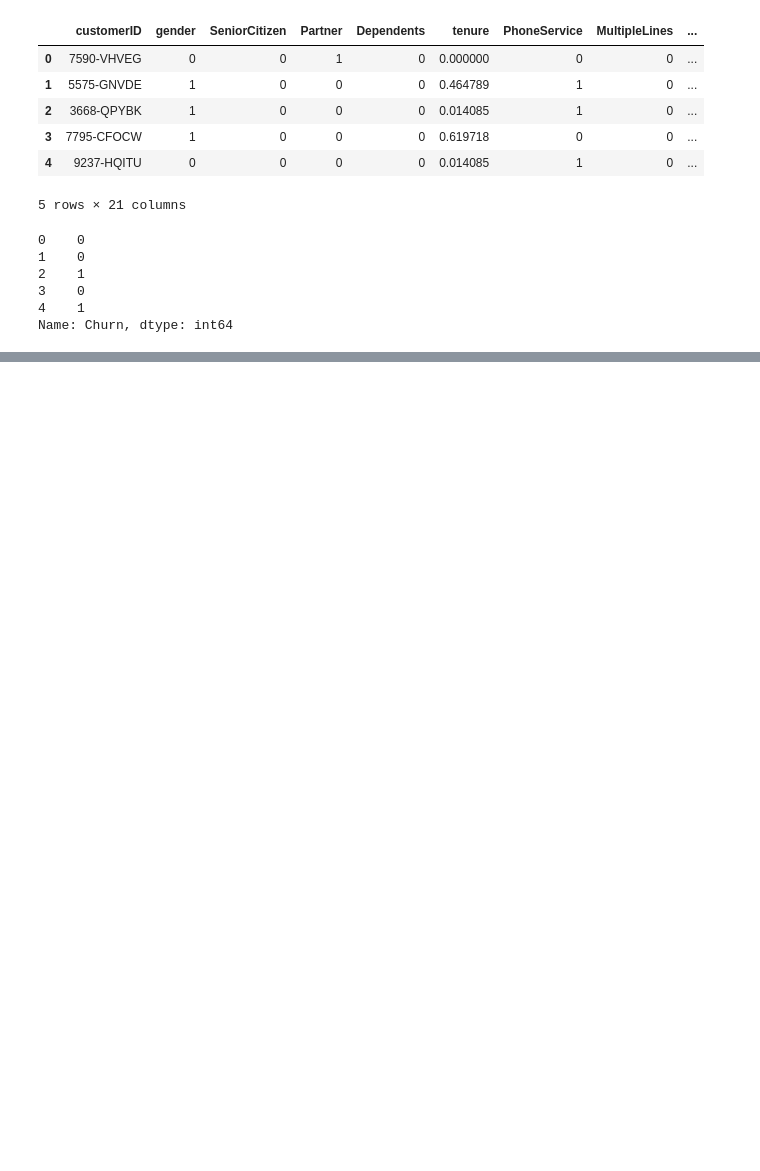
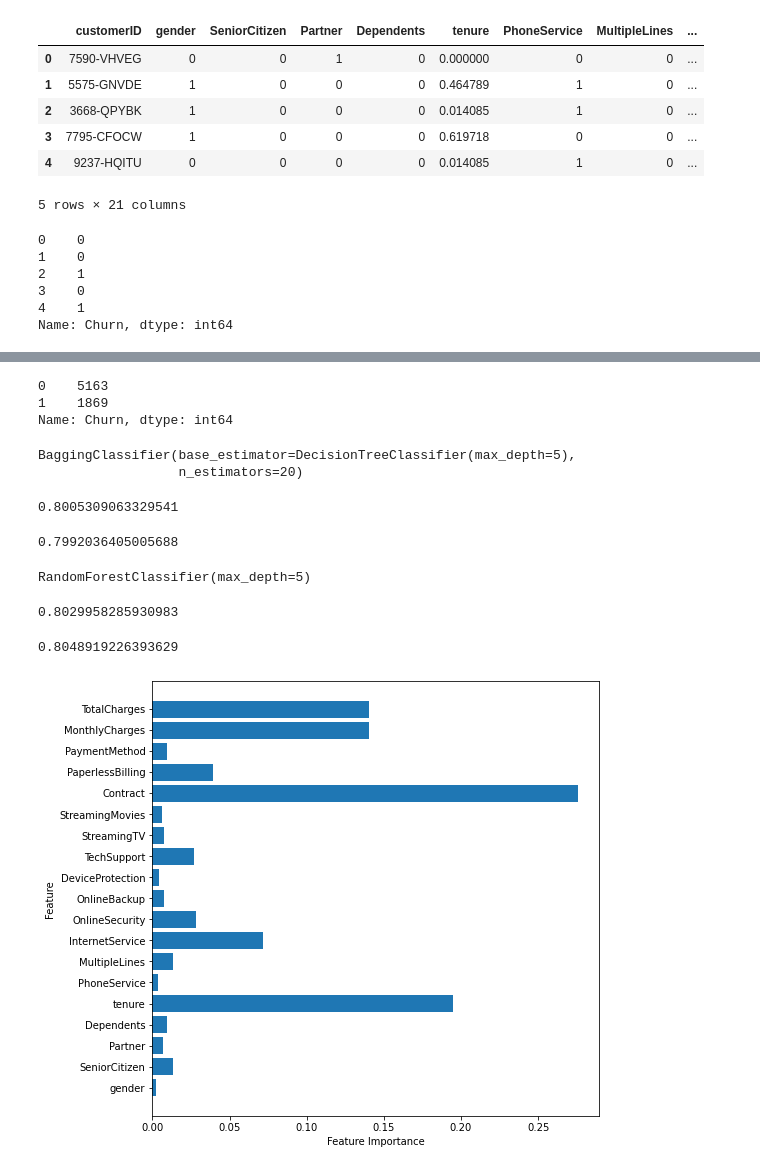
Before and after one commit to akuppan1/Flatiron-Mod-3-Proj, a Jupyter notebook: Random Forest Decision Tree using modified dataframe.ipynb, the cells around one changed output, grey strips where cells are left out. Saved outputs shown, nothing was run; the diff lists cells and outputs as text; code cells hidden in the pictures; blank space fills up the shorter version.

```diff
--- a/Random Forest Decision Tree using modified dataframe.ipynb
+++ b/Random Forest Decision Tree using modified dataframe.ipynb
@@ -76,0 +115,43 @@ TotalCharges -> 0.05410644453388816
+# %%
+churn.value_counts()
+# %% [output]
+0    5163
+1    1869
+Name: Churn, dtype: int64
+# %%
+#bagged trees
+
+bagged_tree = BaggingClassifier(DecisionTreeClassifier(criterion='gini', max_depth= 5), n_estimators=20)
+# %%
+bagged_tree.fit(data_train, target_train)
+# %% [output]
+BaggingClassifier(base_estimator=DecisionTreeClassifier(max_depth=5),
+                  n_estimators=20)
+# %%
+bagged_tree.score(data_train, target_train)
+# %% [output]
+0.8005309063329541
+# %%
+bagged_tree.score(data_test, target_test)
+# %% [output]
+0.7992036405005688
+# %%
+#Random Forests
+
+forest = RandomForestClassifier(n_estimators=100, max_depth=5)
+# %%
+forest.fit(data_train, target_train)
+# %% [output]
+RandomForestClassifier(max_depth=5)
+# %%
+forest.score(data_train, target_train)
+# %% [output]
+0.8029958285930983
+# %%
+forest.score(data_test, target_test)
+# %% [output]
+0.8048919226393629
+# %%
+plot_feature_importances(forest)
+# %% [output]
+[figure, added]
```
Also changed, not shown: parts of 4 cells of this notebook.
